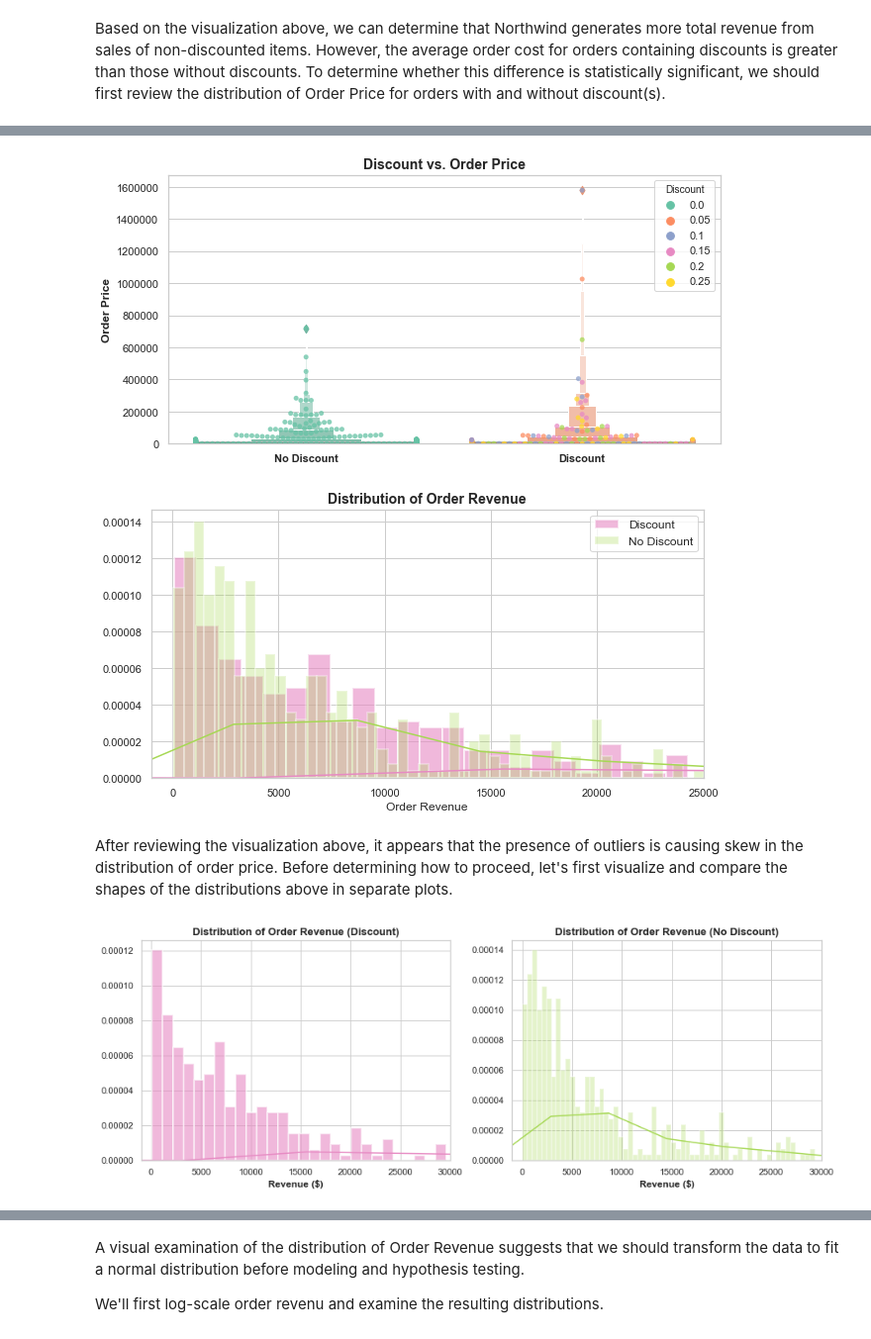
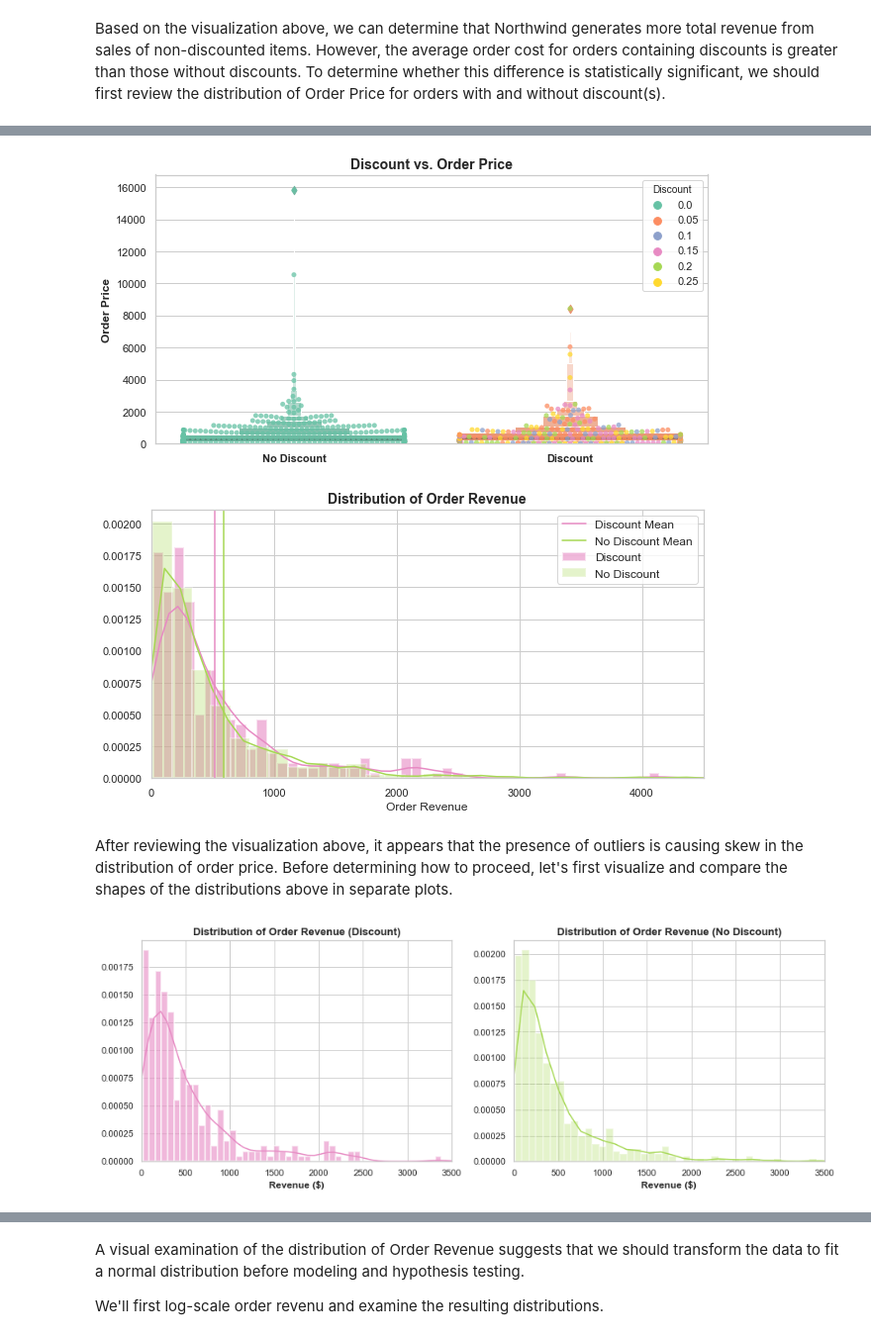
Before and after one commit to pawoody/dsc-2-final-project-online-ds-ft-041519, a Jupyter notebook: Mod 2 Project.ipynb, the cells around one changed output, grey strips where cells are left out. Shown at 99% size. Drawn from its saved outputs; the diff is of its cells as text; code cells hidden in the pictures.

```diff
--- a/Mod 2 Project.ipynb
+++ b/Mod 2 Project.ipynb
@@ -1371,17 +1332,17 @@ df_discount_spend.head(3)
 discount_list = df_discount_spend.Discount
 unitprice_list = df_discount_spend.UnitPrice
 quantity_list = df_discount_spend.Quantity
-quantity_per_unit_list = df_discount_spend.QuantityPerUnitEdit
+#quantity_per_unit_list = df_discount_spend.QuantityPerUnitEdit
 
-def order_cost_calc(discount_list, unitprice_list, quantity_list, quantity_per_unit_list, new_list=[]):
+def order_cost_calc(discount_list, unitprice_list, quantity_list, new_list=[]):
     for i in range(len(discount_list)):
         if discount_list[i] == 0:
-            new_list.append((unitprice_list[i] * quantity_per_unit_list[i] * quantity_list[i]))
+            new_list.append((unitprice_list[i] * quantity_list[i]))
         else:
-            new_list.append((unitprice_list[i] * quantity_list[i] * (1-discount_list[i]) * quantity_per_unit_list[i]))
+            new_list.append(unitprice_list[i] * quantity_list[i] * (1-discount_list[i]))
     return new_list
 # %%
 # Making sure discounts are applied where applicable:
-OrderPrice = order_cost_calc(discount_list, unitprice_list, quantity_list, quantity_per_unit_list)
+OrderPrice = order_cost_calc(discount_list, unitprice_list, quantity_list, new_list=[])
 print(OrderPrice[:5]) # Value of OrderPrice[3] confirms correct application of discount.
 # %% [output]
@@ -1514,4 +1480,4 @@ ax.set_ylim(0)
 ax.set_xlabel('')
 ax.set_xticklabels(['No Discount', 'Discount'], fontweight='semibold');
 # %% [output]
-[figure, old version]
+[figure, new version]
@@ -1520,21 +1484,27 @@ no_discount_KDE = KDE_gen(22779.26, 61160.75, 522)
 # %%
 # Visualizing Distribution of Order Price with/without discounts:
 sns.set_style('whitegrid')
 fig, ax = plt.subplots(figsize=(10,5))
 
 # Plotting the distribution in order price with/without a discount:
-ax = sns.distplot(df_discount_spend_disc.OrderPrice, label='Discount', color='#E78AC3', bins=1500,
+ax = sns.distplot(df_discount_spend_disc.OrderPrice, label='Discount', color='#E78AC3', bins=100,
                  hist_kws={"linewidth": 2, "alpha": .6})
-ax = sns.distplot(df_discount_spend_nodisc.OrderPrice, label='No Discount', color='#A6D854', bins=1500,
+ax = sns.distplot(df_discount_spend_nodisc.OrderPrice, label='No Discount', color='#A6D854', bins=100,
                   hist_kws={"linewidth": 2, "alpha": .3})
 
+# Plotting vlines for sample means:
+plt.axvline(np.mean(df_discount_spend_nodisc.OrderPrice), color='#E78AC3', label='Discount Mean')
+plt.axvline(np.mean(df_discount_spend_disc.OrderPrice), color='#A6D854', label='No Discount Mean')
+
+
 # Labeling/Formatting:
-ax.set_xlim(-1000, 25000)
+ax.set_xlim(-2, 4500)
+#ax.set_ylim(0, .00005)
 ax.set_title('Distribution of Order Revenue', fontsize=14, fontweight='bold')
 ax.set_xlabel('Order Revenue')
 ax.legend(loc=1, fontsize='medium');
 # %% [output]
-[figure, old version]
+[figure, new version]
 # %% [markdown]
 After reviewing the visualization above, it appears that the presence of outliers is causing skew in the distribution of order price. Before determining how to proceed, let's first visualize and compare the shapes of the distributions above in separate plots.
 # %%
@@ -1543,22 +1513,23 @@ sns.set_style('whitegrid')
 fig, axes = plt.subplots(1,2, figsize=(15,5))
 
 # Plotting the same distributions above on separate axes:
-sns.distplot(df_discount_spend_disc.OrderPrice, label='Discount', color='#E78AC3', bins=1500, ax=axes[0],
+sns.distplot(df_discount_spend_disc.OrderPrice, label='Discount', color='#E78AC3', bins=120, ax=axes[0],
                  hist_kws={"linewidth": 2, "alpha": .6})
-sns.distplot(df_discount_spend_nodisc.OrderPrice, label='No Discount', color='#A6D854', bins=1500, ax=axes[1],
+sns.distplot(df_discount_spend_nodisc.OrderPrice, label='No Discount', color='#A6D854', bins=200,
                   hist_kws={"linewidth": 2, "alpha": .3})
 
 # Subplot 1 Labels:
 axes[0].set_title('Distribution of Order Revenue (Discount)', fontweight='bold', fontsize=13)
 axes[0].set_xlabel('Revenue ($)', fontweight='semibold')
 axes[0].set_ylabel('')
-axes[0].set_xlim(-1000, 30000)
+axes[0].set_xlim(-2, 3500)
 
 #Subplot 2 Labels:
 axes[1].set_title('Distribution of Order Revenue (No Discount)', fontweight='bold', fontsize=13)
 axes[1].set_xlabel('Revenue ($)', fontweight='semibold')
 axes[1].set_ylabel('')
-axes[1].set_xlim(-1000, 30000)
+axes[1].set_xlim(-2, 3500)
+
 fig.subplots_adjust(hspace=.75);
 # %% [output]
-[figure, old version]
+[figure, new version]
```
Also changed, not shown: parts of 170 cells of this notebook.
